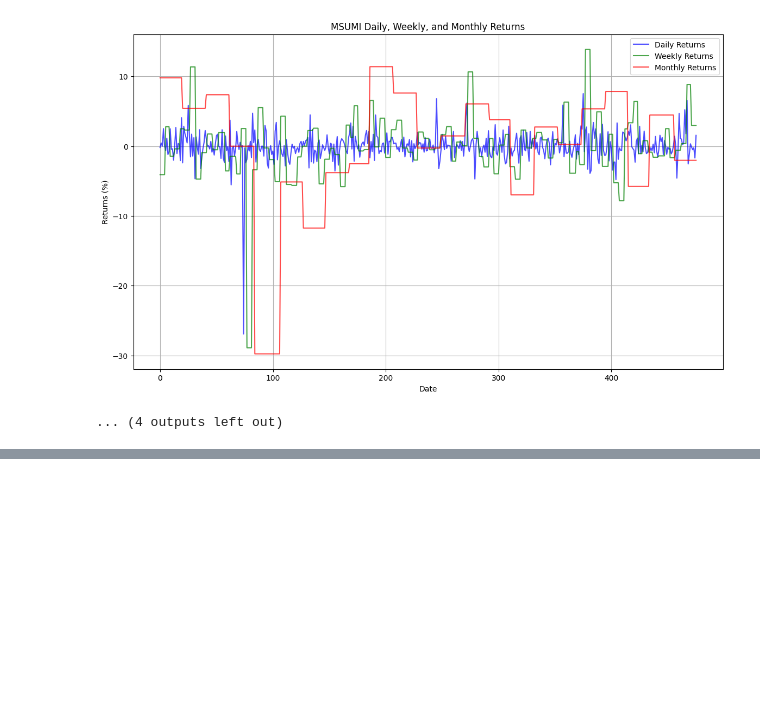
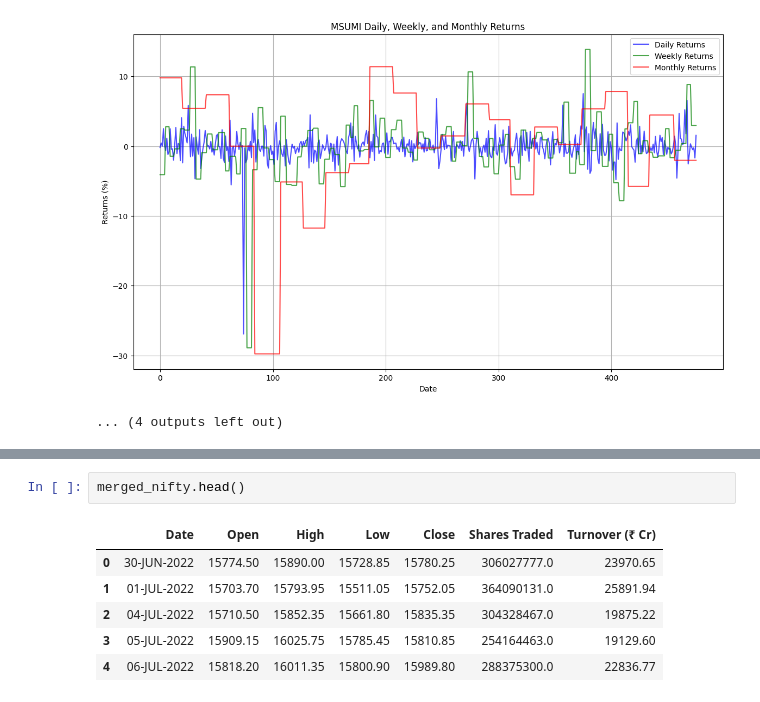
Before and after one commit to vaisour19/DRM-project, a Jupyter notebook: test.ipynb, the cells around one changed output, grey strips where cells are left out. Drawn from its saved outputs; the diff is of its cells as text; blank space fills up the shorter version.

```diff
--- a/test.ipynb
+++ b/test.ipynb
@@ -131,0 +157,9 @@ for symbol in symbols:
+# %%
+merged_nifty.head()
+# %% [output]
+|  | Date | Open | High | Low | Close | Shares Traded | Turnover (₹ Cr) |
+| 0 | 30-JUN-2022 | 15774.50 | 15890.00 | 15728.85 | 15780.25 | 306027777.0 | 23970.65 |
+| 1 | 01-JUL-2022 | 15703.70 | 15793.95 | 15511.05 | 15752.05 | 364090131.0 | 25891.94 |
+| 2 | 04-JUL-2022 | 15710.50 | 15852.35 | 15661.80 | 15835.35 | 304328467.0 | 19875.22 |
+| 3 | 05-JUL-2022 | 15909.15 | 16025.75 | 15785.45 | 15810.85 | 254164463.0 | 19129.60 |
+| 4 | 06-JUL-2022 | 15818.20 | 16011.35 | 15800.90 | 15989.80 | 288375300.0 | 22836.77 |
```
Also changed, not shown: parts of 3 cells of this notebook.
